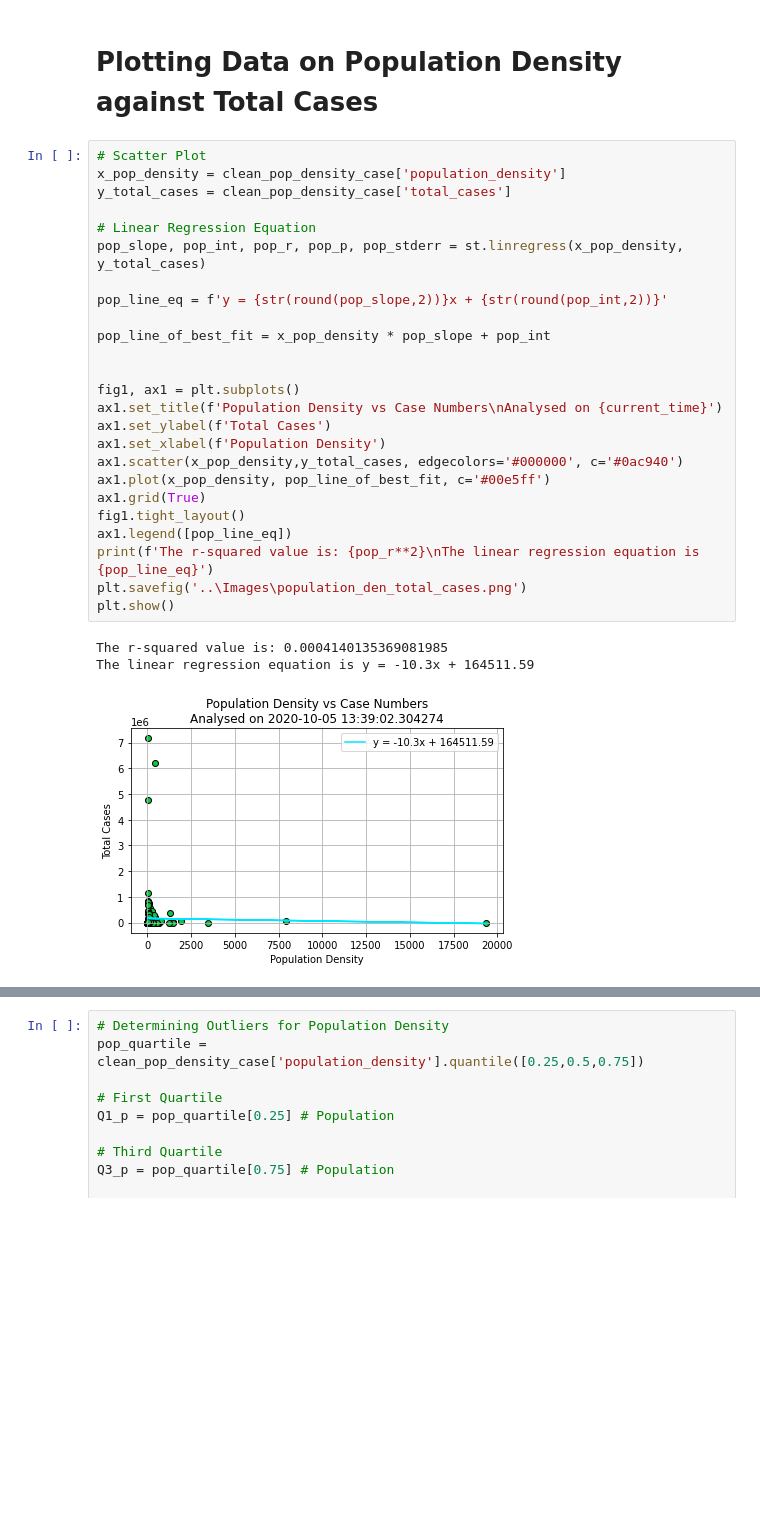
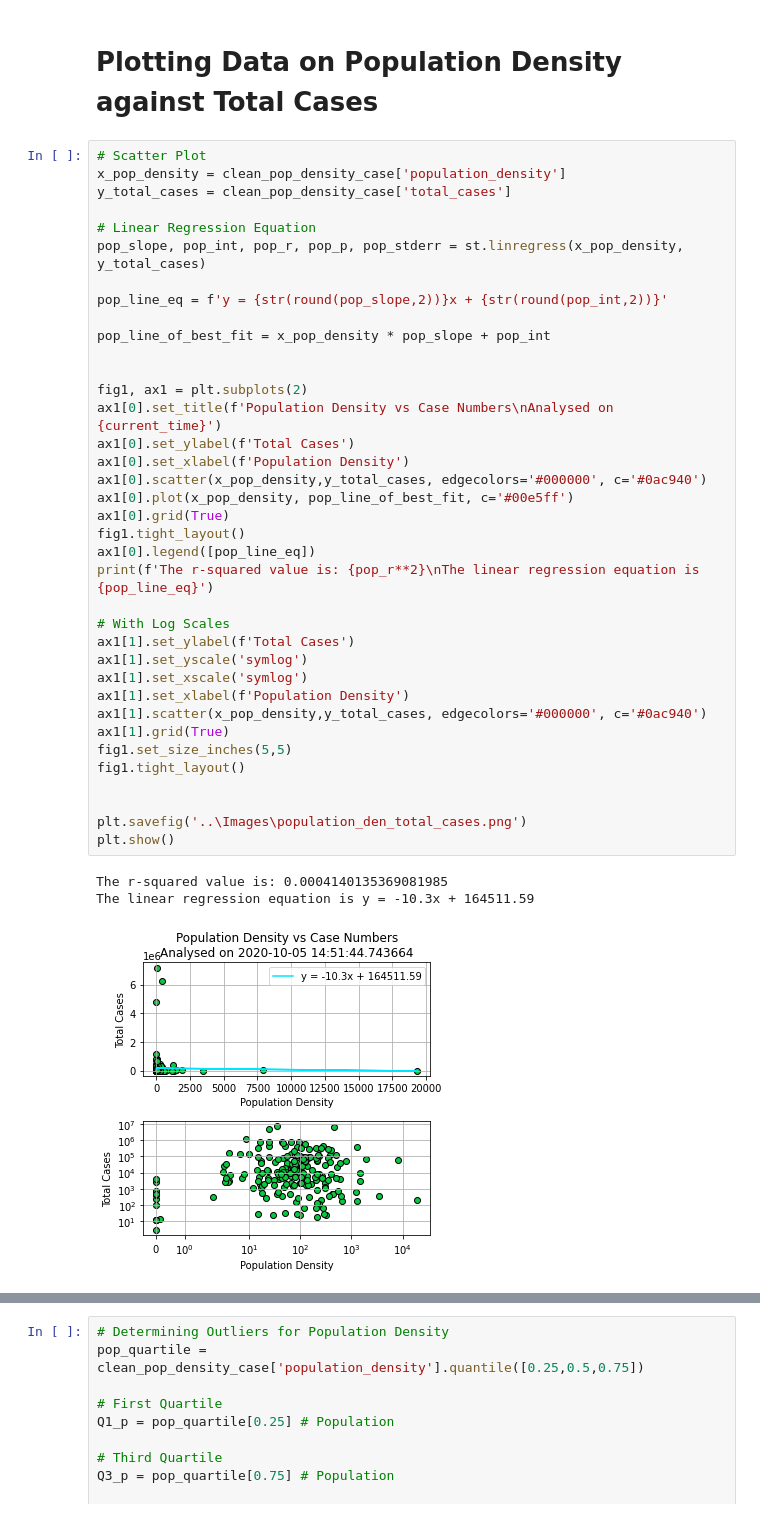
Before and after one commit to skumble27/COVID-19-Causation, a Jupyter notebook: sumukh_kumble/skprojectDraft4.ipynb, the cells around one changed output, grey strips where cells are left out. Drawn from its saved outputs; the diff is of its cells as text; blank space fills up the shorter version.

```diff
--- a/sumukh_kumble/skprojectDraft4.ipynb
+++ b/sumukh_kumble/skprojectDraft4.ipynb
@@ -226,29 +226,41 @@ clean_pop_density_case
 # %%
 # Scatter Plot
 x_pop_density = clean_pop_density_case['population_density']
 y_total_cases = clean_pop_density_case['total_cases']
 
 # Linear Regression Equation
 pop_slope, pop_int, pop_r, pop_p, pop_stderr = st.linregress(x_pop_density, y_total_cases)
 
 pop_line_eq = f'y = {str(round(pop_slope,2))}x + {str(round(pop_int,2))}'
 
 pop_line_of_best_fit = x_pop_density * pop_slope + pop_int
 
 
-fig1, ax1 = plt.subplots()
-ax1.set_title(f'Population Density vs Case Numbers\nAnalysed on {current_time}')
-ax1.set_ylabel(f'Total Cases')
-ax1.set_xlabel(f'Population Density')
-ax1.scatter(x_pop_density,y_total_cases, edgecolors='#000000', c='#0ac940')
-ax1.plot(x_pop_density, pop_line_of_best_fit, c='#00e5ff')
-ax1.grid(True)
+fig1, ax1 = plt.subplots(2)
+ax1[0].set_title(f'Population Density vs Case Numbers\nAnalysed on {current_time}')
+ax1[0].set_ylabel(f'Total Cases')
+ax1[0].set_xlabel(f'Population Density')
+ax1[0].scatter(x_pop_density,y_total_cases, edgecolors='#000000', c='#0ac940')
+ax1[0].plot(x_pop_density, pop_line_of_best_fit, c='#00e5ff')
+ax1[0].grid(True)
 fig1.tight_layout()
-ax1.legend([pop_line_eq])
+ax1[0].legend([pop_line_eq])
 print(f'The r-squared value is: {pop_r**2}\nThe linear regression equation is {pop_line_eq}')
+
+# With Log Scales
+ax1[1].set_ylabel(f'Total Cases')
+ax1[1].set_yscale('symlog')
+ax1[1].set_xscale('symlog')
+ax1[1].set_xlabel(f'Population Density')
+ax1[1].scatter(x_pop_density,y_total_cases, edgecolors='#000000', c='#0ac940')
+ax1[1].grid(True)
+fig1.set_size_inches(5,5)
+fig1.tight_layout()
+
+
 plt.savefig('..\Images\population_den_total_cases.png')
 plt.show()
 # %% [output]
 The r-squared value is: 0.0004140135369081985
 The linear regression equation is y = -10.3x + 164511.59
-[figure, old version]
+[figure, new version]
```
Also changed, not shown: parts of 3 cells of this notebook, 2 other files.
